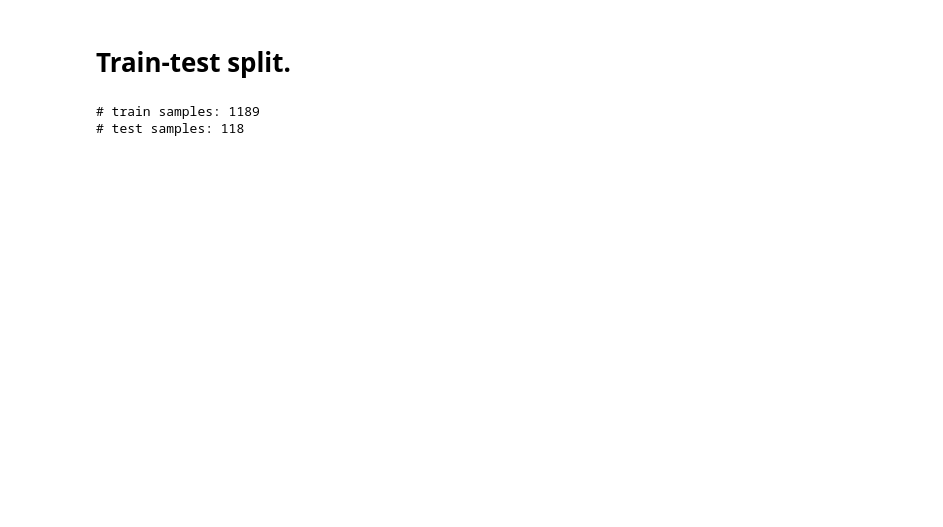
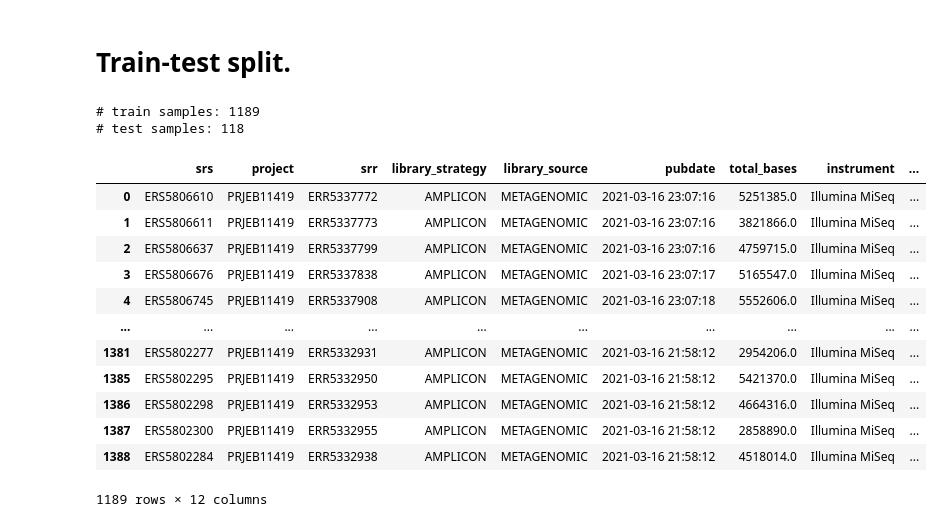
Before and after one commit to gibsonlab/microbe_embeddings_mpa, a Jupyter notebook: scripts/human_microbiome_compendium/1_amgut_USCA.ipynb, the cells around one changed output. Drawn from its saved outputs; the diff is of its cells as text; code cells hidden in the pictures; blank space fills up the shorter version.

```diff
--- a/scripts/human_microbiome_compendium/1_amgut_USCA.ipynb
+++ b/scripts/human_microbiome_compendium/1_amgut_USCA.ipynb
@@ -167,3 +197,19 @@ test_df.to_csv(NOTEBOOK_CACHE / "test.tsv", sep="\t", index=False)
 # %% [output]
 # train samples: 1189
 # test samples: 118
+# %%
+train_df
+# %% [output]
+|  | srs | project | srr | library_strategy | library_source | pubdate | total_bases | instrument | ... |
+| 0 | ERS5806610 | PRJEB11419 | ERR5337772 | AMPLICON | METAGENOMIC | 2021-03-16 23:07:16 | 5251385.0 | Illumina MiSeq | ... |
+| 1 | ERS5806611 | PRJEB11419 | ERR5337773 | AMPLICON | METAGENOMIC | 2021-03-16 23:07:16 | 3821866.0 | Illumina MiSeq | ... |
+| 2 | ERS5806637 | PRJEB11419 | ERR5337799 | AMPLICON | METAGENOMIC | 2021-03-16 23:07:16 | 4759715.0 | Illumina MiSeq | ... |
+| 3 | ERS5806676 | PRJEB11419 | ERR5337838 | AMPLICON | METAGENOMIC | 2021-03-16 23:07:17 | 5165547.0 | Illumina MiSeq | ... |
+| 4 | ERS5806745 | PRJEB11419 | ERR5337908 | AMPLICON | METAGENOMIC | 2021-03-16 23:07:18 | 5552606.0 | Illumina MiSeq | ... |
+| ... | ... | ... | ... | ... | ... | ... | ... | ... | ... |
+| 1381 | ERS5802277 | PRJEB11419 | ERR5332931 | AMPLICON | METAGENOMIC | 2021-03-16 21:58:12 | 2954206.0 | Illumina MiSeq | ... |
+| 1385 | ERS5802295 | PRJEB11419 | ERR5332950 | AMPLICON | METAGENOMIC | 2021-03-16 21:58:12 | 5421370.0 | Illumina MiSeq | ... |
+| 1386 | ERS5802298 | PRJEB11419 | ERR5332953 | AMPLICON | METAGENOMIC | 2021-03-16 21:58:12 | 4664316.0 | Illumina MiSeq | ... |
+| 1387 | ERS5802300 | PRJEB11419 | ERR5332955 | AMPLICON | METAGENOMIC | 2021-03-16 21:58:12 | 2858890.0 | Illumina MiSeq | ... |
+| 1388 | ERS5802284 | PRJEB11419 | ERR5332938 | AMPLICON | METAGENOMIC | 2021-03-16 21:58:12 | 4518014.0 | Illumina MiSeq | ... |
+1189 rows × 12 columns
```
Also changed, not shown: parts of 10 cells of this notebook, 5 other files.
